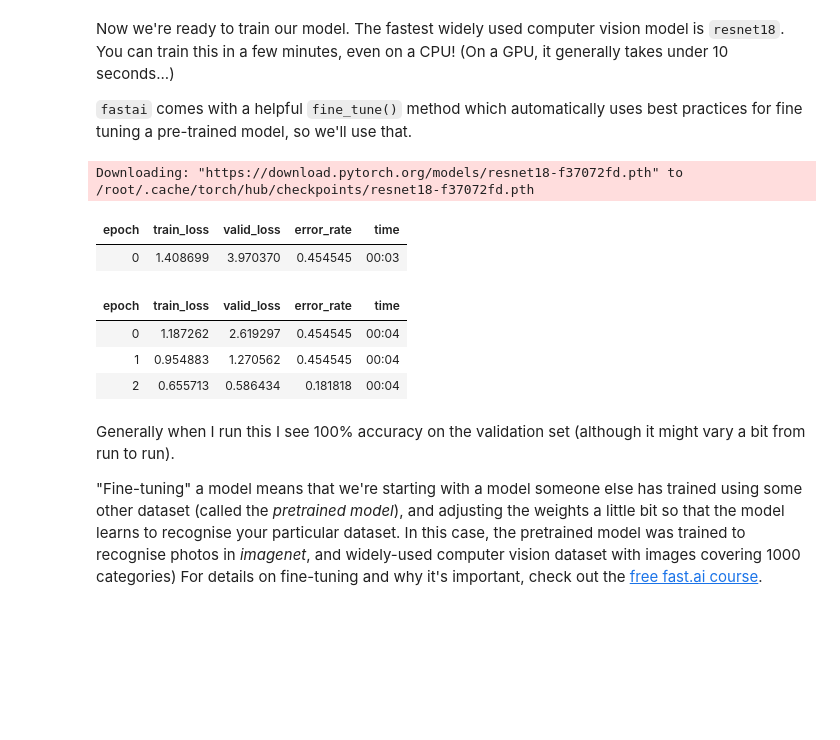
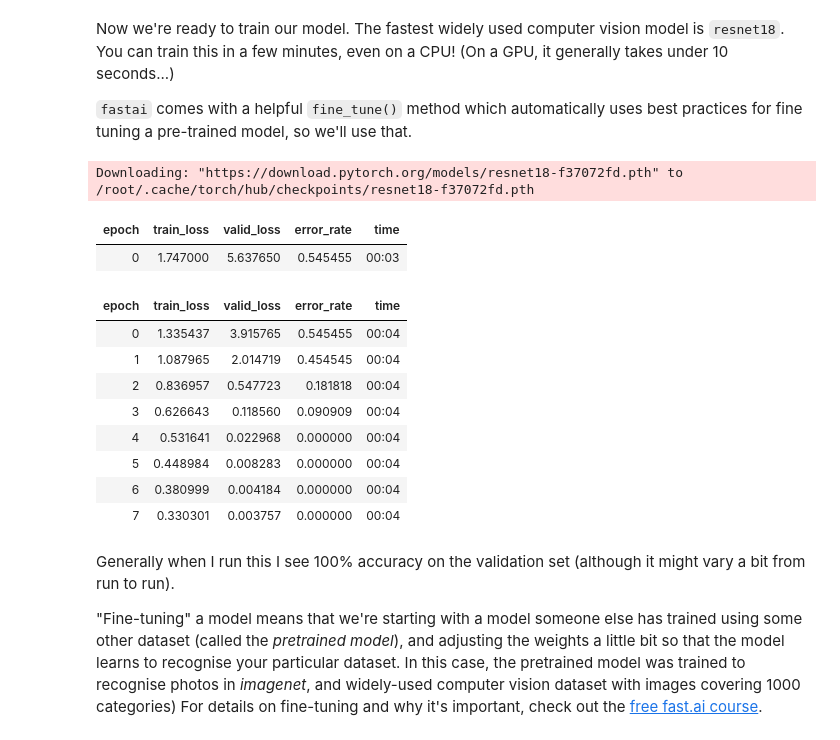
Before and after one commit to koakatta/My-Image-Classification, a Jupyter notebook: is-it-a-car.ipynb, the cells around one changed output. Drawn from its saved outputs; the diff is of its cells as text; code cells hidden in the pictures; blank space fills up the shorter version.

```diff
--- a/is-it-a-car.ipynb
+++ b/is-it-a-car.ipynb
@@ -150,15 +150,20 @@ Now we're ready to train our model. The fastest widely used computer vision mode
 `fastai` comes with a helpful `fine_tune()` method which automatically uses best practices for fine tuning a pre-trained model, so we'll use that.
 # %%
 learn = vision_learner(dls, resnet18, metrics=error_rate)
-learn.fine_tune(3)
+learn.fine_tune(8)
 # %% [output]
 Downloading: "https://download.pytorch.org/models/resnet18-f37072fd.pth" to /root/.cache/torch/hub/checkpoints/resnet18-f37072fd.pth
 | epoch | train_loss | valid_loss | error_rate | time |
-| 0 | 1.408699 | 3.970370 | 0.454545 | 00:03 |
+| 0 | 1.747000 | 5.637650 | 0.545455 | 00:03 |
 | epoch | train_loss | valid_loss | error_rate | time |
-| 0 | 1.187262 | 2.619297 | 0.454545 | 00:04 |
-| 1 | 0.954883 | 1.270562 | 0.454545 | 00:04 |
-| 2 | 0.655713 | 0.586434 | 0.181818 | 00:04 |
+| 0 | 1.335437 | 3.915765 | 0.545455 | 00:04 |
+| 1 | 1.087965 | 2.014719 | 0.454545 | 00:04 |
+| 2 | 0.836957 | 0.547723 | 0.181818 | 00:04 |
+| 3 | 0.626643 | 0.118560 | 0.090909 | 00:04 |
+| 4 | 0.531641 | 0.022968 | 0.000000 | 00:04 |
+| 5 | 0.448984 | 0.008283 | 0.000000 | 00:04 |
+| 6 | 0.380999 | 0.004184 | 0.000000 | 00:04 |
+| 7 | 0.330301 | 0.003757 | 0.000000 | 00:04 |
 # %% [markdown]
 Generally when I run this I see 100% accuracy on the validation set (although it might vary a bit from run to run).
 
```
Also changed, not shown: parts of 6 cells of this notebook.
